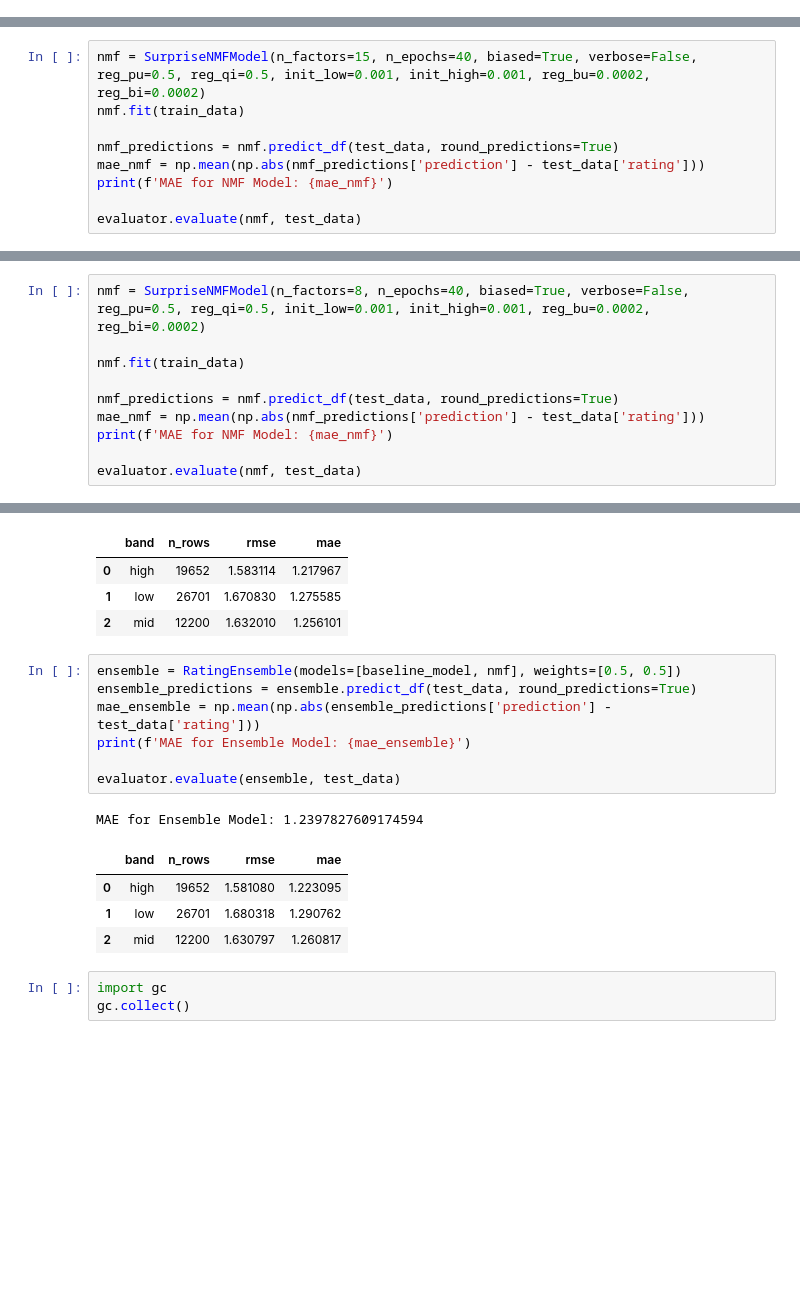
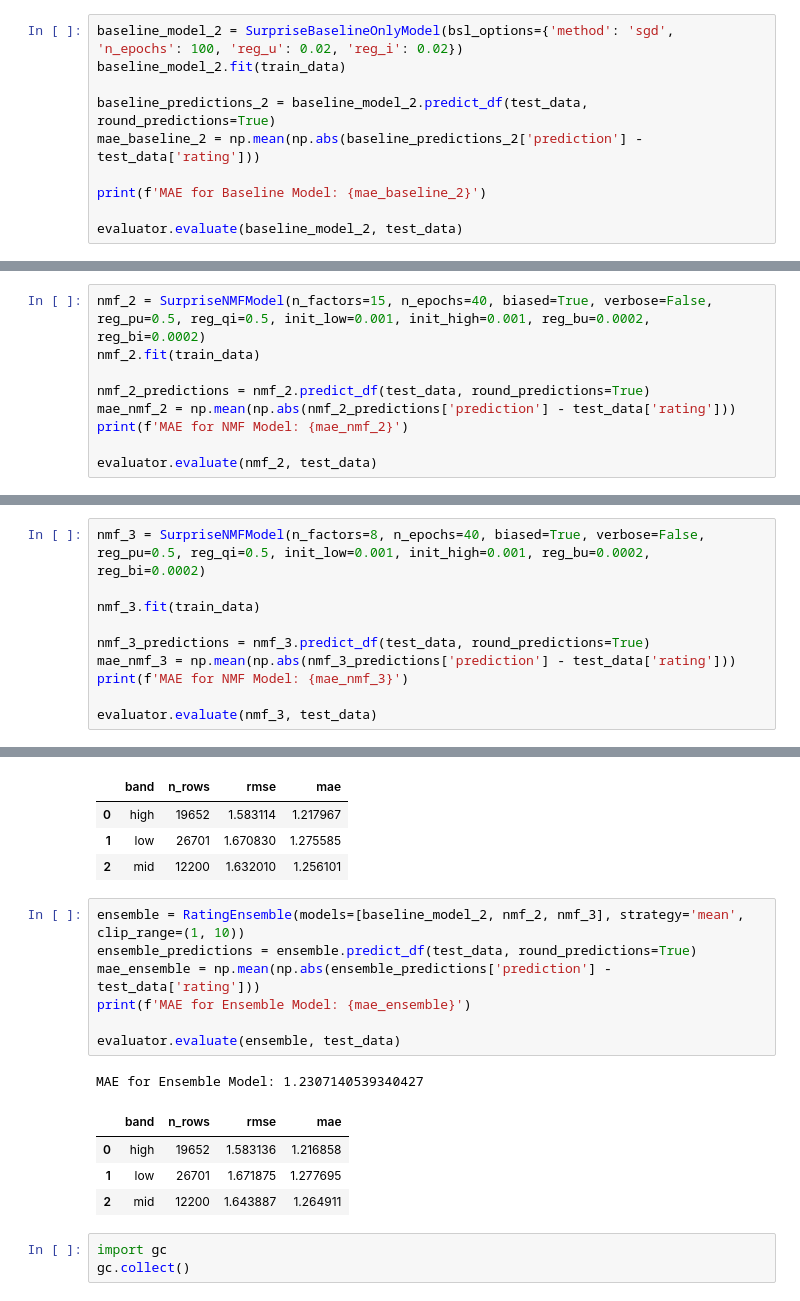
Before and after one commit to Mariogarber/recomendation-system, a Jupyter notebook: colaborative-filtering/recomendation-system.ipynb, the cells around one changed output, grey strips where cells are left out. Drawn from its saved outputs; the diff is of its cells as text; blank space fills up the shorter version.

```diff
--- a/colaborative-filtering/recomendation-system.ipynb
+++ b/colaborative-filtering/recomendation-system.ipynb
@@ -201,3 +201,13 @@ MAE for Baseline Model: 1.253377282120472
 | 0 | high | 19652 | 1.590138 | 1.235578 |
 | 1 | low | 26701 | 1.699181 | 1.311959 |
 | 2 | mid | 12200 | 1.640310 | 1.272325 |
+# %%
+baseline_model_2 = SurpriseBaselineOnlyModel(bsl_options={'method': 'sgd', 'n_epochs': 100, 'reg_u': 0.02, 'reg_i': 0.02})
+baseline_model_2.fit(train_data)
+
+baseline_predictions_2 = baseline_model_2.predict_df(test_data, round_predictions=True)
+mae_baseline_2 = np.mean(np.abs(baseline_predictions_2['prediction'] - test_data['rating']))
+
+print(f'MAE for Baseline Model: {mae_baseline_2}')
+
+evaluator.evaluate(baseline_model_2, test_data)
@@ -217,14 +233,14 @@ MAE for NMF Model: 3.1446211124963708
 | 1 | low | 26701 | 2.932588 | 2.297813 |
 | 2 | mid | 12200 | 4.339207 | 3.943527 |
 # %%
-nmf = SurpriseNMFModel(n_factors=15, n_epochs=40, biased=True, verbose=False, reg_pu=0.5, reg_qi=0.5, init_low=0.001, init_high=0.001, reg_bu=0.0002, reg_bi=0.0002)
-nmf.fit(train_data)
+nmf_2 = SurpriseNMFModel(n_factors=15, n_epochs=40, biased=True, verbose=False, reg_pu=0.5, reg_qi=0.5, init_low=0.001, init_high=0.001, reg_bu=0.0002, reg_bi=0.0002)
+nmf_2.fit(train_data)
 
-nmf_predictions = nmf.predict_df(test_data, round_predictions=True)
-mae_nmf = np.mean(np.abs(nmf_predictions['prediction'] - test_data['rating']))
-print(f'MAE for NMF Model: {mae_nmf}')
+nmf_2_predictions = nmf_2.predict_df(test_data, round_predictions=True)
+mae_nmf_2 = np.mean(np.abs(nmf_2_predictions['prediction'] - test_data['rating']))
+print(f'MAE for NMF Model: {mae_nmf_2}')
 
-evaluator.evaluate(nmf, test_data)
+evaluator.evaluate(nmf_2, test_data)
 # %% [output]
 MAE for NMF Model: 1.2285621573617065
 |  | band | n_rows | rmse | mae |
@@ -232,15 +248,15 @@ MAE for NMF Model: 1.2285621573617065
 | 1 | low | 26701 | 1.670892 | 1.275603 |
 | 2 | mid | 12200 | 1.632178 | 1.256183 |
 # %%
-nmf = SurpriseNMFModel(n_factors=8, n_epochs=40, biased=True, verbose=False, reg_pu=0.5, reg_qi=0.5, init_low=0.001, init_high=0.001, reg_bu=0.0002, reg_bi=0.0002)
+nmf_3 = SurpriseNMFModel(n_factors=8, n_epochs=40, biased=True, verbose=False, reg_pu=0.5, reg_qi=0.5, init_low=0.001, init_high=0.001, reg_bu=0.0002, reg_bi=0.0002)
 
-nmf.fit(train_data)
+nmf_3.fit(train_data)
 
-nmf_predictions = nmf.predict_df(test_data, round_predictions=True)
-mae_nmf = np.mean(np.abs(nmf_predictions['prediction'] - test_data['rating']))
-print(f'MAE for NMF Model: {mae_nmf}')
+nmf_3_predictions = nmf_3.predict_df(test_data, round_predictions=True)
+mae_nmf_3 = np.mean(np.abs(nmf_3_predictions['prediction'] - test_data['rating']))
+print(f'MAE for NMF Model: {mae_nmf_3}')
 
-evaluator.evaluate(nmf, test_data)
+evaluator.evaluate(nmf_3, test_data)
 # %% [output]
 MAE for NMF Model: 1.2284084504636825
 |  | band | n_rows | rmse | mae |
@@ -248,18 +264,18 @@ MAE for NMF Model: 1.2284084504636825
 | 1 | low | 26701 | 1.670830 | 1.275585 |
 | 2 | mid | 12200 | 1.632010 | 1.256101 |
 # %%
-ensemble = RatingEnsemble(models=[baseline_model, nmf], weights=[0.5, 0.5])
+ensemble = RatingEnsemble(models=[baseline_model_2, nmf_2, nmf_3], strategy='mean', clip_range=(1, 10))
 ensemble_predictions = ensemble.predict_df(test_data, round_predictions=True)
 mae_ensemble = np.mean(np.abs(ensemble_predictions['prediction'] - test_data['rating']))
 print(f'MAE for Ensemble Model: {mae_ensemble}')
 
 evaluator.evaluate(ensemble, test_data)
 # %% [output]
-MAE for Ensemble Model: 1.2397827609174594
+MAE for Ensemble Model: 1.2307140539340427
 |  | band | n_rows | rmse | mae |
-| 0 | high | 19652 | 1.581080 | 1.223095 |
-| 1 | low | 26701 | 1.680318 | 1.290762 |
-| 2 | mid | 12200 | 1.630797 | 1.260817 |
+| 0 | high | 19652 | 1.583136 | 1.216858 |
+| 1 | low | 26701 | 1.671875 | 1.277695 |
+| 2 | mid | 12200 | 1.643887 | 1.264911 |
 # %%
 import gc
 gc.collect()
```
Also changed, not shown: parts of 7 cells of this notebook, 1 other file.
